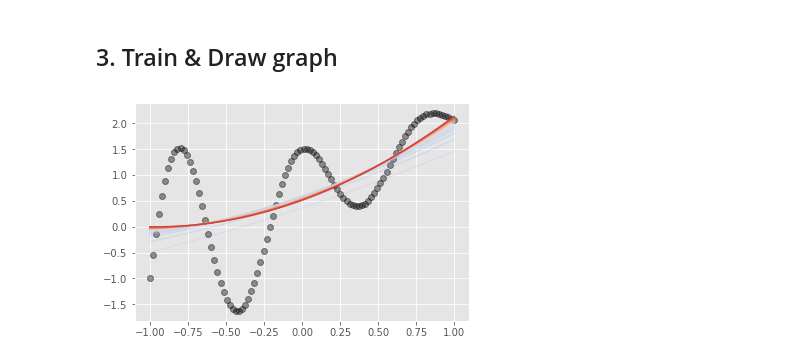
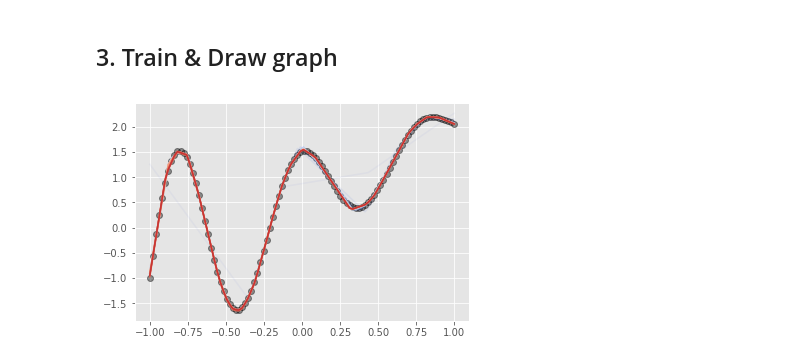
Before and after one commit to goddoe/ml-lecture, a Jupyter notebook: notebook/4_multilayer_perceptron.ipynb, the cells around one changed output. Saved outputs shown, nothing was run; the diff lists cells and outputs as text; code cells hidden in the pictures.

```diff
--- a/notebook/4_multilayer_perceptron.ipynb
+++ b/notebook/4_multilayer_perceptron.ipynb
@@ -63,12 +67,3 @@ with tf.variable_scope('variable'):
                        shape=[None,1],
                        name="Y")
     learning_rate = tf.placeholder(dtype=tf.float32, name='learning_rate')
-# %%
-def linear(X, output_dim, activation_f, name):
-
-
-
-    W = tf.get_variable(name=name,
-                            shape=[1,128],
-                            dtype=tf.float32,
-                            initializer=tf.random_normal_initializer(mean=0.0, stddev=0.02))
@@ -122,28 +115,40 @@ with tf.variable_scope('polynomial_model'):
+# %%
+with tf.variable_scope('mlp_model'):
+    # declaration of model
+
+    h, _ = linear(X, 16, name="layer_1", activation=tf.nn.relu)
+    h, _ = linear(h, 16, name="layer_2", activation=tf.nn.relu)
+    Y_pred, _ = linear(h, 1, name="layer_3")
+
+    # optimization
+    cost = tf.reduce_mean(tf.squared_difference(Y_pred, Y))
+    optimizer = tf.train.AdamOptimizer(learning_rate).minimize(cost)
+    init = tf.global_variables_initializer()
 # %% [markdown]
 ## 3. Train & Draw graph
 # %%
-lr = 0.001
-n_epoch = 3000
+lr = 0.005
+n_epoch = 6000
 
-draw_interval = 200
+draw_interval = 300
 plt.cla()
 plt.plot(X_train, Y_train, 'ro', alpha=0.4, label="origin", color="black")
 
 cmap = plt.get_cmap('coolwarm')
 c_norm = colors.Normalize(vmin=0, vmax=n_epoch)
 scalar_map = cmx.ScalarMappable(norm=c_norm, cmap=cmap)
 
 sess = tf.Session()
 sess.run(init)
 for epoch_i in range(n_epoch):
     _ = sess.run(optimizer, feed_dict={X:X_train,
                                    Y:Y_train,
                                    learning_rate:lr})
     if epoch_i % draw_interval == 0 :
         X_show = X_train.copy()
         Y_show = sess.run(Y_pred,
                           feed_dict={X:X_show})
 
         plt.plot(X_show, Y_show, alpha=epoch_i/n_epoch, color=scalar_map.to_rgba(epoch_i))
 # %% [output]
-[figure, old version]
+[figure, new version]
```
Also changed, not shown: parts of 5 cells of this notebook, 3 other files.
